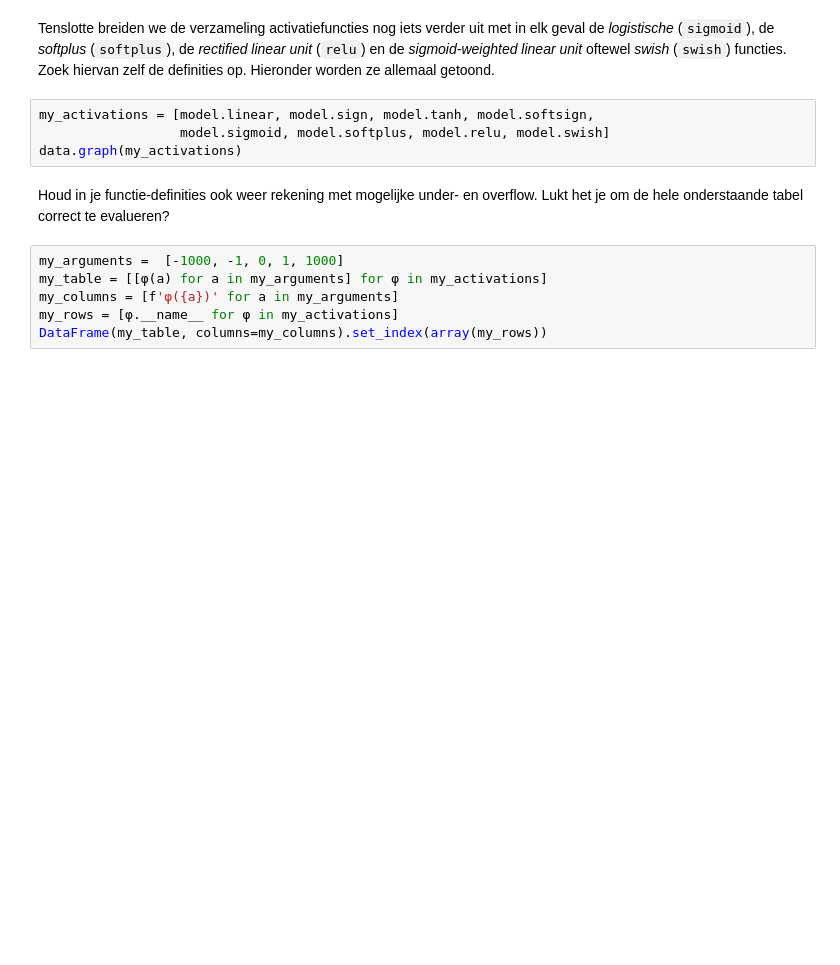
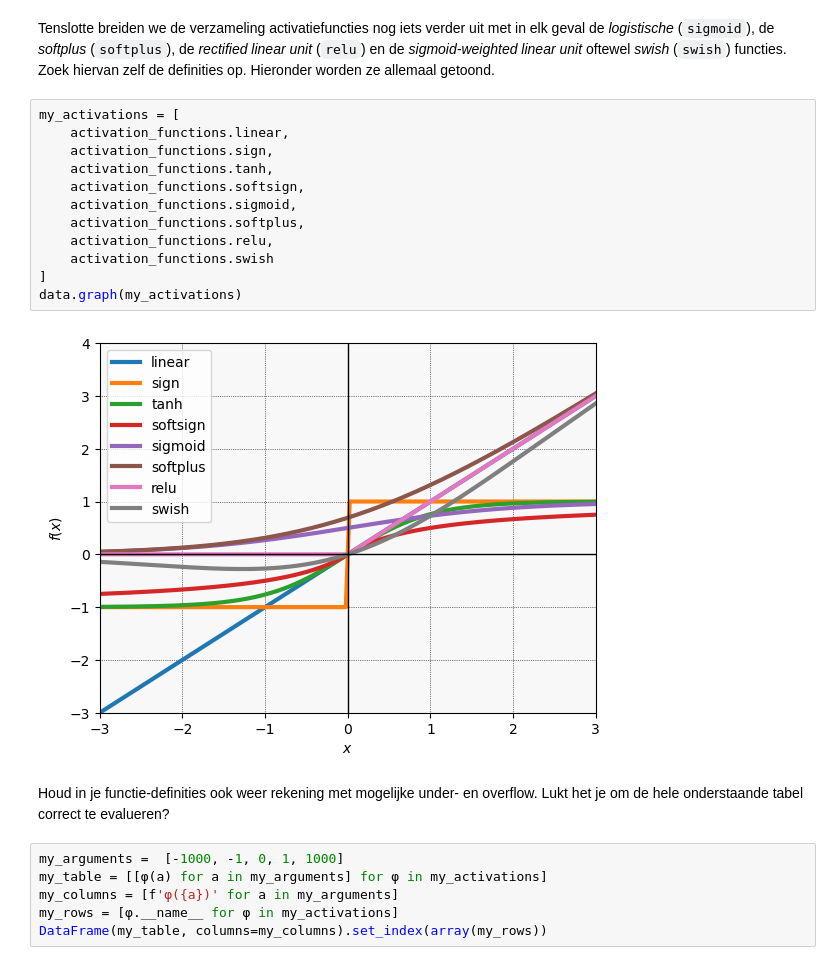
Before and after one commit to Vincent-Talen/Advanced-Datamining, a Jupyter notebook: Chapter04/Werkcollege_v2324-H4.ipynb, the cells around one changed output. Cells and saved outputs as stored; diff of their text form; blank space fills up the shorter version.

```diff
--- a/Chapter04/Werkcollege_v2324-H4.ipynb
+++ b/Chapter04/Werkcollege_v2324-H4.ipynb
@@ -318,9 +318,19 @@ print(f'- Loss: {my_network.evaluate(xs, ys)}')
 # %% [markdown]
 Tenslotte breiden we de verzameling activatiefuncties nog iets verder uit met in elk geval de *logistische* (`sigmoid`), de *softplus* (`softplus`), de *rectified linear unit* (`relu`) en de *sigmoid-weighted linear unit* oftewel *swish* (`swish`) functies. Zoek hiervan zelf de definities op. Hieronder worden ze allemaal getoond.
 # %%
-my_activations = [model.linear, model.sign, model.tanh, model.softsign,
-                  model.sigmoid, model.softplus, model.relu, model.swish]
+my_activations = [
+    activation_functions.linear,
+    activation_functions.sign,
+    activation_functions.tanh,
+    activation_functions.softsign,
+    activation_functions.sigmoid,
+    activation_functions.softplus,
+    activation_functions.relu,
+    activation_functions.swish
+]
 data.graph(my_activations)
+# %% [output]
+[figure, added]
 # %% [markdown]
 Houd in je functie-definities ook weer rekening met mogelijke under- en overflow. Lukt het je om de hele onderstaande tabel correct te evalueren?
 # %%
```
Also changed, not shown: parts of 12 cells of this notebook, 2 other files.
